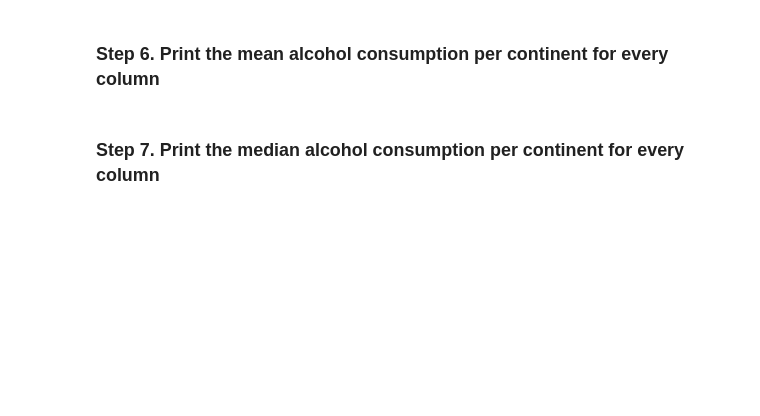
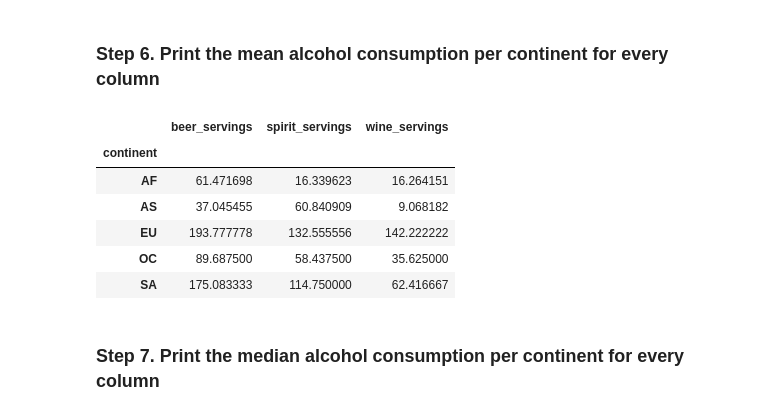
Before and after one commit to hey-hector/2026-02-BILBAO-FT-Data-Science, a Jupyter notebook: 2-Data_Analysis/2-Pandas/Practica/4-Alcohol_Consumption/Alcohol_Consumption_Hector.ipynb, the cells around one changed output. Drawn from its saved outputs; the diff is of its cells as text; code cells hidden in the pictures; blank space fills up the shorter version.

```diff
--- a/2-Data_Analysis/2-Pandas/Practica/4-Alcohol_Consumption/Alcohol_Consumption_Hector.ipynb
+++ b/2-Data_Analysis/2-Pandas/Practica/4-Alcohol_Consumption/Alcohol_Consumption_Hector.ipynb
@@ -97,4 +141,14 @@ pd.concat([drinks, pd.DataFrame([continent_map])])
 # %% [markdown]
 ### Step 6. Print the mean alcohol consumption per continent for every column
+# %%
+drinks.groupby('continent')[['beer_servings', 'spirit_servings', 'wine_servings']].mean() #entiendo que alcohol consumption es todos los servings que ha habido
+# %% [output]
+|  | beer_servings | spirit_servings | wine_servings |
+| continent |  |  |  |
+| AF | 61.471698 | 16.339623 | 16.264151 |
+| AS | 37.045455 | 60.840909 | 9.068182 |
+| EU | 193.777778 | 132.555556 | 142.222222 |
+| OC | 89.687500 | 58.437500 | 35.625000 |
+| SA | 175.083333 | 114.750000 | 62.416667 |
 # %% [markdown]
 ### Step 7. Print the median alcohol consumption per continent for every column
```
Also changed, not shown: parts of 8 cells of this notebook.
